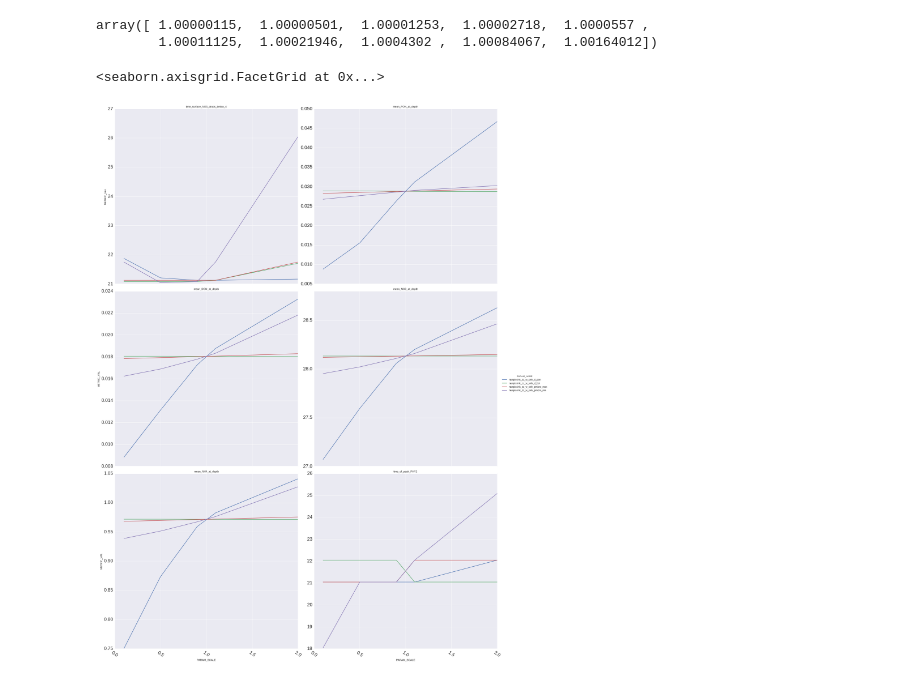
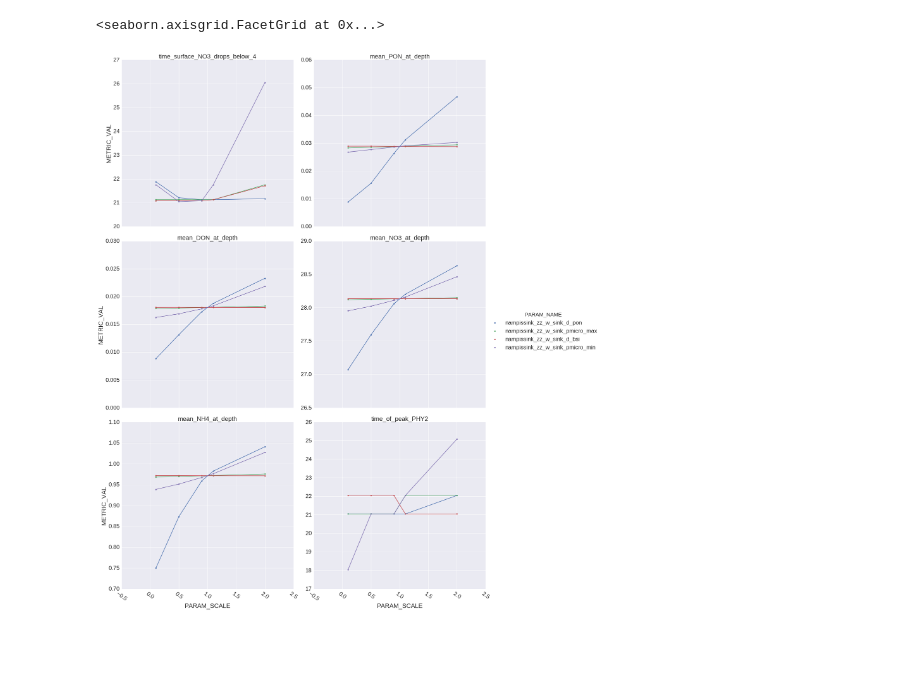
Before and after one commit to SalishSeaCast/analysis-james, a Jupyter notebook: notebooks/metric_gradient.ipynb, the cells around one changed output. Drawn from its saved outputs; the diff is of its cells as text; code cells hidden in the pictures; blank space fills up the shorter version.

```diff
--- a/notebooks/metric_gradient.ipynb
+++ b/notebooks/metric_gradient.ipynb
@@ -17,12 +15,6 @@ ImportError: No module named 'pivot_table'
 # %%
 reference_namelist_file = '/data/jpetrie/MEOPAR/SS-run-sets/SS-SMELT/namelists/namelist_pisces_cfg_5x5_NewIC'
 reference_bio_params = f90nml.read(reference_namelist_file)
-# %%
-
-
-grid_heights = np.array(mesh_mask['e3t_1d'][0])
-
-depths = mesh_mask.gdept_1d.values[0]
 # %%
 def mean_tracer_at_depth(grid_t, tracer_name):
     t = np.array([float(x) for x in grid_t.time_centered.values])
@@ -53,6 +45,7 @@ def mean_PON_at_depth(grid_t):
 def time_of_peak_PHY2(grid_t):
     t = np.array([float(x) for x in grid_t.time_centered.values])
     days = (t[:] - t[0])/10**9/3600/24
+    grid_heights = grid_t.deptht_bounds.values[:,1] - grid_t.deptht_bounds.values[:,0]
 
     phy2_qunatity_array = ((grid_t["PHY2"].values)*(grid_heights.reshape((1,40,1,1))))
     total_phy2 = phy2_qunatity_array.sum((1,2,3))
@@ -62,6 +55,8 @@ def time_of_peak_PHY2(grid_t):
 def time_surface_NO3_drops_below_4(grid_t):
     t = np.array([float(x) for x in grid_t.time_centered.values])
     days = (t[:] - t[0])/10**9/3600/24
+    grid_heights = grid_t.deptht_bounds.values[:,1] - grid_t.deptht_bounds.values[:,0]
+
     mean_surface_NO3 = np.sum(((grid_t.variables["NO3"][:,:,1,1]*grid_heights.reshape((1,40)))[:,:10]/sum(grid_heights[:10])), axis = 1)
     bloom_time = days[np.argmax(mean_surface_NO3 < 4)]
     return(bloom_time)
@@ -83,8 +63,3 @@ plt.plot(range(2160), mean_surface_NO3)
-# %%
-grid_heights[:10]
-# %% [output]
-array([ 1.00000115,  1.00000501,  1.00001253,  1.00002718,  1.0000557 ,
-        1.00011125,  1.00021946,  1.0004302 ,  1.00084067,  1.00164012])
 # %%
 tracer_file = 'SS5x5_1h_20150201_20150501_ptrc_T.nc'
 
@@ -120,17 +95,21 @@ for batch_dir in batch_directories:
                 # inefficient to keep appending, but much less expensive than other parts of the loop so it doesn't matter
                 param_metrics = param_metrics.append(pd.DataFrame({"PARAM_NAME":[param_name], "PARAM_VAL":[param_val],"PARAM_SCALE":[param_scale], "METRIC_NAME":[metric_name], "METRIC_VAL": [metric_val]}))
 # %%
+sns.set(font_scale = 2)
+plt.rcParams['image.cmap'] = 'jet'
+
 param_metrics = param_metrics.sort_values("PARAM_SCALE")
 
-fg = sns.FacetGrid(data=param_metrics.query("PARAM_SCALE < 10"), col = "METRIC_NAME", hue = "PARAM_NAME",  sharey=False, col_wrap = 2, size = 12)
+fg = sns.FacetGrid(data=param_metrics.query("PARAM_SCALE < 10"), col = "METRIC_NAME", hue = "PARAM_NAME",  sharey=False, col_wrap = 2, size = 10)
+fg.map(plt.scatter, "PARAM_SCALE", "METRIC_VAL")
 fg.map(plt.plot, "PARAM_SCALE", "METRIC_VAL").add_legend()
 fg.set_xticklabels(rotation=-35)
 plt.subplots_adjust(top=0.9)
 #fg.set(xlim=(0, max(param_vals)))
 fg.set_titles("{col_name}")
 # %% [output]
 <seaborn.axisgrid.FacetGrid at 0x...>
-[figure, old version]
+[figure, new version]
 # %%
 wide_format_metrics = pd.pivot_table(param_metrics, values='METRIC_VAL', index=['PARAM_NAME', 'METRIC_NAME'], columns=['PARAM_SCALE'])
 wide_format_metrics.reset_index(inplace=True)
```
Also changed, not shown: parts of 7 cells of this notebook.
